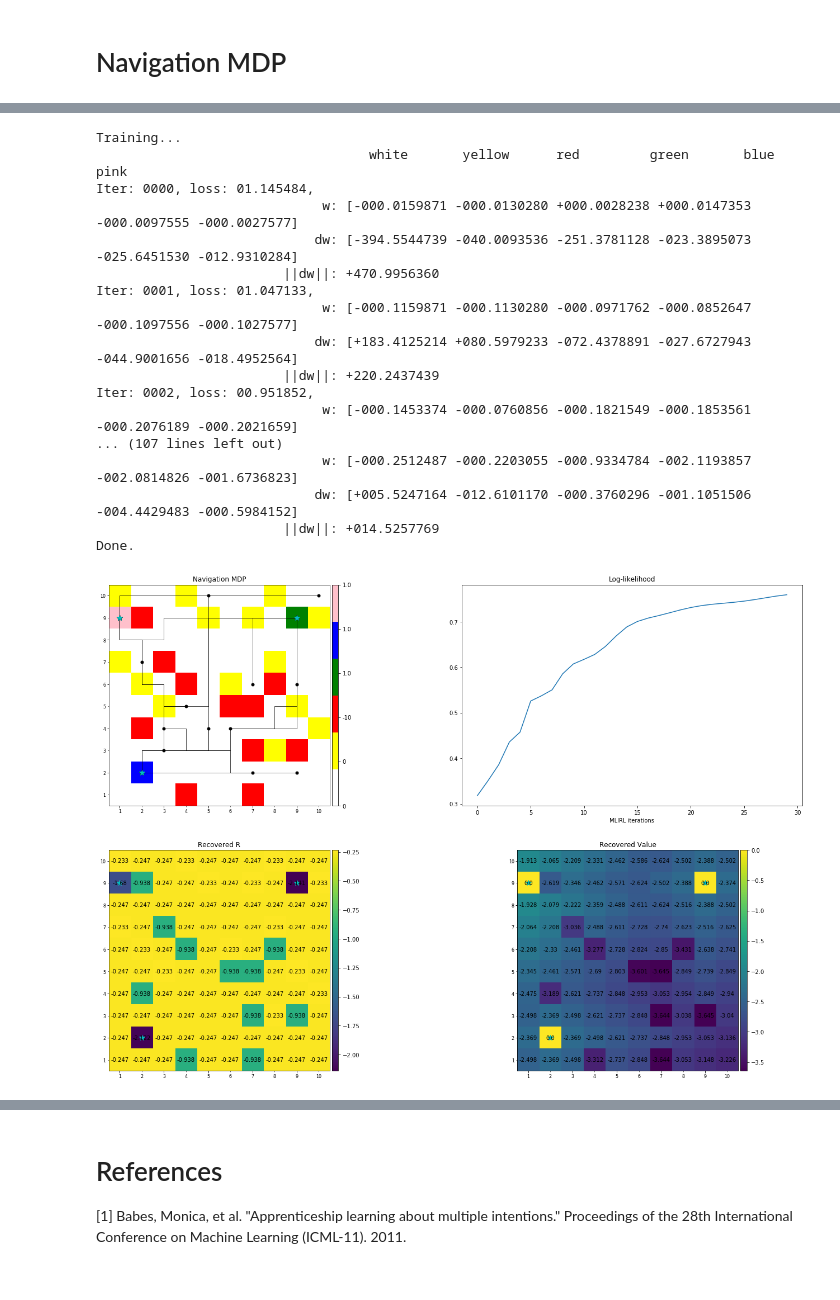
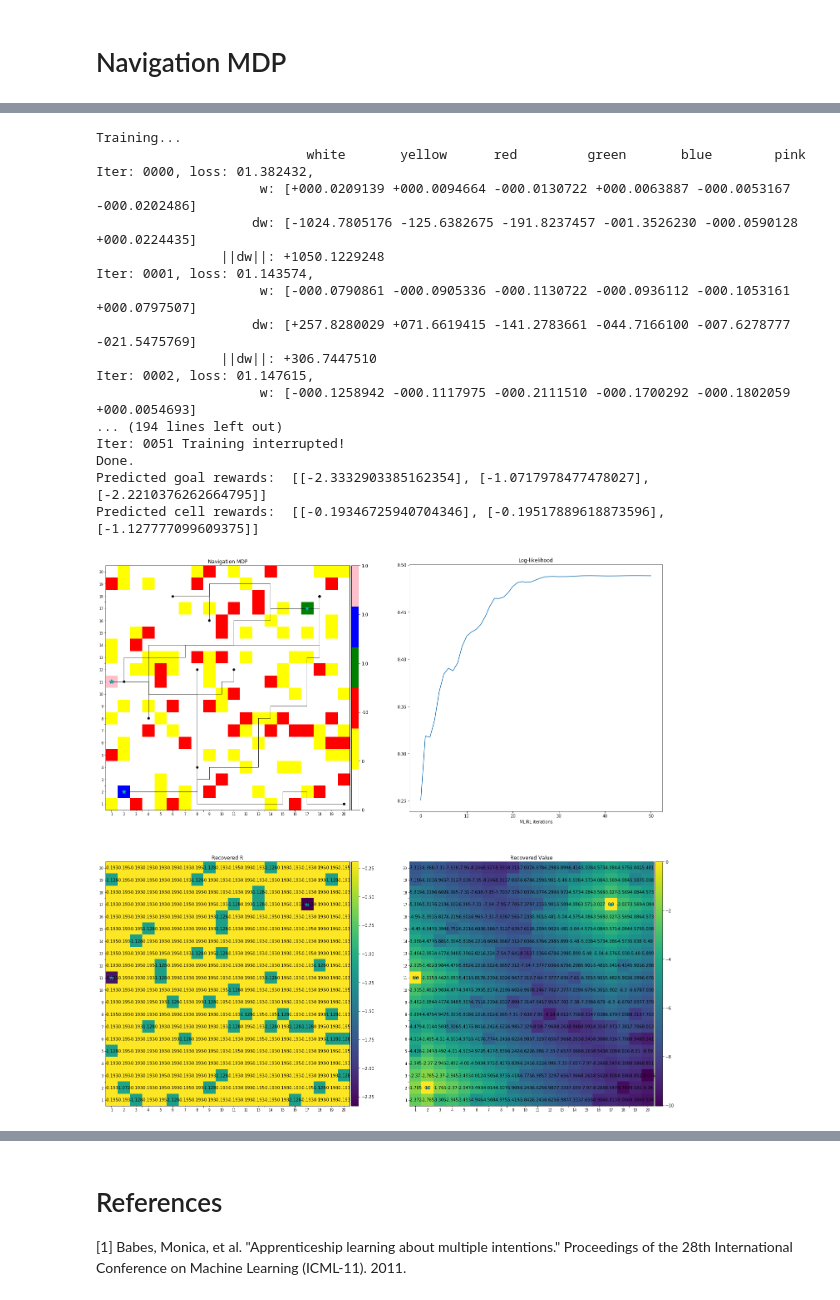
Before and after one commit to yrevar/inverse_rl, a Jupyter notebook: irl/mlirl/MLIRL_HumanNorms.ipynb, the cells around one changed output, grey strips where cells are left out. Drawn from its saved outputs; the diff is of its cells as text; code cells hidden in the pictures.

Commit message:
20x20 grid 3 goals experiment.

```diff
--- a/irl/mlirl/MLIRL_HumanNorms.ipynb
+++ b/irl/mlirl/MLIRL_HumanNorms.ipynb
@@ -194,6 +194,8 @@ def compute_new_value(results):
         goal_rewards_pred = []
     else:
         goal_rewards_pred = np.array([nvmdp_.cell_type_feature(i) for i in nvmdp_.goal_cell_ids]).dot(results["w"].data).reshape(-1,1).tolist()
+    print("Predicted goal rewards: ", goal_rewards_pred)
+    print("Predicted cell rewards: ", living_rewards_pred)
     nvmdp_._reset_rewards(living_rewards_pred, goal_rewards_pred)
     return nvmdp_.get_value_grid()
 
@@ -202,8 +204,9 @@ def sample_traj_by_goals(nvmdp, goal_cell_types, goal_cell_locs, goal_cell_rewar
     nvmdp_ = copy.deepcopy(nvmdp)
     traj_states_list, traj_actions_list = [], []
     for idx in range(len(goal_cell_locs)):
+
         nvmdp_._reset_goals([goal_cell_locs[idx]], [goal_cell_rewards[idx]], [goal_cell_types[idx]])
-        a, b = nvmdp_.sample_data(n_traj_per_goal)
+        a, b = nvmdp_.sample_data(n_traj_per_goal, init_states=[GridWorldState(18,18)])
         traj_states_list.extend(a)
         traj_actions_list.extend(b)
     return traj_states_list, traj_actions_list
@@ -227,7 +230,7 @@ def MLIRL_experiment(irl_problem, mlirl_params, disp_grid=True, disp_results=Tru
     T = nvmdp.get_trans_dict()
 
     # MLIRL
-    print("Training...\n\t\t\t           {}".format(' '.join("{:11}".format(v) for v in nvmdp.cell_types)))
+    print("Training...\n\t\t           {}".format(' '.join("{:11}".format(v) for v in nvmdp.cell_types)))
     w, _, Pi, V, Q, loss_history,  = MLIRL(traj_states, traj_actions, T, phi, **mlirl_params, print_interval=print_interval)
     print("Done.")
 
@@ -241,7 +244,8 @@ def MLIRL_experiment(irl_problem, mlirl_params, disp_grid=True, disp_results=Tru
                 nvmdp=nvmdp, phi=phi, phi_loc=phi_loc,
                 loss_history=loss_history)
 
-def plot_irl(nvmdp, tau_mdp_s_list, R, loss_history=None, V=None, title="", figsize=(16,14), R_cmap=None, cell_text_size=10):
+def plot_irl(nvmdp, tau_mdp_s_list, R, loss_history=None, V=None, title="", figsize=(16,14),
+             R_cmap=None, V_cmap=None, cell_text_size=10):
 
     plt.figure(figsize=figsize)
     plt.suptitle(title)
@@ -258,50 +262,54 @@ def plot_irl(nvmdp, tau_mdp_s_list, R, loss_history=None, V=None, title="", figs
     nvmdp.visualize_grid(R, state_space_cmap=False, cmap=R_cmap, new_fig=False, subplot_str="223",
                          show_colorbar=True, text_values=R, text_size=cell_text_size, title="Recovered R")
     if V is not None:
-        nvmdp.visualize_grid(V, state_space_cmap=False, new_fig=False, subplot_str="224",
+        nvmdp.visualize_grid(V, state_space_cmap=False, cmap=V_cmap, new_fig=False, subplot_str="224",
                              show_colorbar=True, text_values=V, text_size=cell_text_size, title="Recovered Value")
 
-def plot_irl_results(results, tau_s_list, round_to=3, title="", figsize=(16,14), R_cmap=None, cell_text_size=10):
+def plot_irl_results(results, tau_s_list, round_to=3, title="", figsize=(16,14), R_cmap=None, V_cmap=None,
+                     cell_text_size=10):
     plot_irl(nvmdp = results["nvmdp"],
              tau_mdp_s_list = get_traj_states(tau_s_list),
              R = results["R"].round(round_to),
              loss_history = results["loss_history"],
              V = compute_new_value(results).round(round_to),
-             title=title, figsize=figsize, R_cmap=R_cmap, cell_text_size=cell_text_size)
+             title=title, figsize=figsize, R_cmap=R_cmap, V_cmap=V_cmap, cell_text_size=cell_text_size)
 # %% [markdown]
 # Navigation MDP
 # %%
-np.random.seed(10)
+np.random.seed(0)
 nvmdp = NavigationMDP(
-    width = 10,
-    height = 10,
+    width = 20,
+    height = 20,
     living_cell_distribution = "probability",
     living_cell_types = ['white', 'yellow', 'red'],
-    living_cell_type_probs=[0.68, 0.17, 0.15],
+    living_cell_type_probs=[0.70, 0.20, 0.10],
     living_cell_rewards = [0, 0, -10],
     goal_cell_types = ["green", "blue","pink"],
-    goal_cell_locs = [(9,9), (2,2), (1,9)],
+    goal_cell_locs = [(17,17), (2,2), (1,11)],
     goal_cell_rewards = [1., 1., 1.],
     gamma = 0.95,
+    step_cost = 0.5,
     name = "Navigation MDP"
     )
 mlirl_params = dict(
-    n_iter = 30,
-    n_vi_iter = 50,
+    n_iter = 100,
+    n_vi_iter = 10,
     dtype = torch.float,
     gamma = 0.95,
     boltzmann_beta = 10.,
     w_init_scheme = "random",
     # w_init = results["w"].data.numpy(),
-    loss_eps = -np.log(0.9), # loss = -log(likelihood), 0.9 is descent target for P(s,a)
+    loss_eps = -np.log(0.7), # loss = -log(likelihood), 0.9 is descent target for P(s,a)
     optimizer_fn = lambda params: optim.Adam(params, lr=0.1, weight_decay=1.),
     # optimizer_fn = lambda params: optim.SGD(params, lr=0.1, momentum=0.9, weight_decay=1.),
     goal_is_given = True,
     )
 irl_problem = dict(
     nvmdp = nvmdp,
-    s_a_trajectories = sample_traj_by_goals(nvmdp, nvmdp.goal_cell_types, nvmdp.goal_locs, nvmdp.goal_cell_rewards, 4)
+    s_a_trajectories = sample_traj_by_goals(nvmdp, copy.deepcopy(nvmdp.goal_cell_types),
+                                            copy.deepcopy(nvmdp.goal_locs),
+                                            copy.deepcopy(nvmdp.goal_cell_rewards), 4)
     )
 results = MLIRL_experiment(irl_problem, mlirl_params, disp_grid=True, disp_results=False)
-plot_irl_results(results, irl_problem["s_a_trajectories"][0], figsize=(24,16))
+plot_irl_results(results, irl_problem["s_a_trajectories"][0], figsize=(24,24))
 # %% [output]
@@ -309,18 +317,18 @@ plot_irl_results(results, irl_problem["s_a_trajectories"][0], figsize=(24,16))
 Training...
-                                   white       yellow      red         green       blue        pink
-Iter: 0000, loss: 01.145484,
-                             w: [-000.0159871 -000.0130280 +000.0028238 +000.0147353 -000.0097555 -000.0027577]
-                            dw: [-394.5544739 -040.0093536 -251.3781128 -023.3895073 -025.6451530 -012.9310284]
-                        ||dw||: +470.9956360
-Iter: 0001, loss: 01.047133,
-                             w: [-000.1159871 -000.1130280 -000.0971762 -000.0852647 -000.1097556 -000.1027577]
-                            dw: [+183.4125214 +080.5979233 -072.4378891 -027.6727943 -044.9001656 -018.4952564]
-                        ||dw||: +220.2437439
-Iter: 0002, loss: 00.951852,
-                             w: [-000.1453374 -000.0760856 -000.1821549 -000.1853561 -000.2076189 -000.2021659]
-... (107 lines left out)
-                             w: [-000.2512487 -000.2203055 -000.9334784 -002.1193857 -002.0814826 -001.6736823]
-                            dw: [+005.5247164 -012.6101170 -000.3760296 -001.1051506 -004.4429483 -000.5984152]
-                        ||dw||: +014.5257769
+                           white       yellow      red         green       blue        pink
+Iter: 0000, loss: 01.382432,
+                     w: [+000.0209139 +000.0094664 -000.0130722 +000.0063887 -000.0053167 -000.0202486]
+                    dw: [-1024.7805176 -125.6382675 -191.8237457 -001.3526230 -000.0590128 +000.0224435]
+                ||dw||: +1050.1229248
+Iter: 0001, loss: 01.143574,
+                     w: [-000.0790861 -000.0905336 -000.1130722 -000.0936112 -000.1053161 +000.0797507]
+                    dw: [+257.8280029 +071.6619415 -141.2783661 -044.7166100 -007.6278777 -021.5475769]
+                ||dw||: +306.7447510
+Iter: 0002, loss: 01.147615,
+                     w: [-000.1258942 -000.1117975 -000.2111510 -000.1700292 -000.1802059 +000.0054693]
+... (194 lines left out)
+Iter: 0051 Training interrupted!
 Done.
+Predicted goal rewards:  [[-2.3332903385162354], [-1.0717978477478027], [-2.2210376262664795]]
+Predicted cell rewards:  [[-0.19346725940704346], [-0.19517889618873596], [-1.127777099609375]]
-[figure, old version]
+[figure, new version]
```
Also changed, not shown: parts of 4 cells of this notebook.
